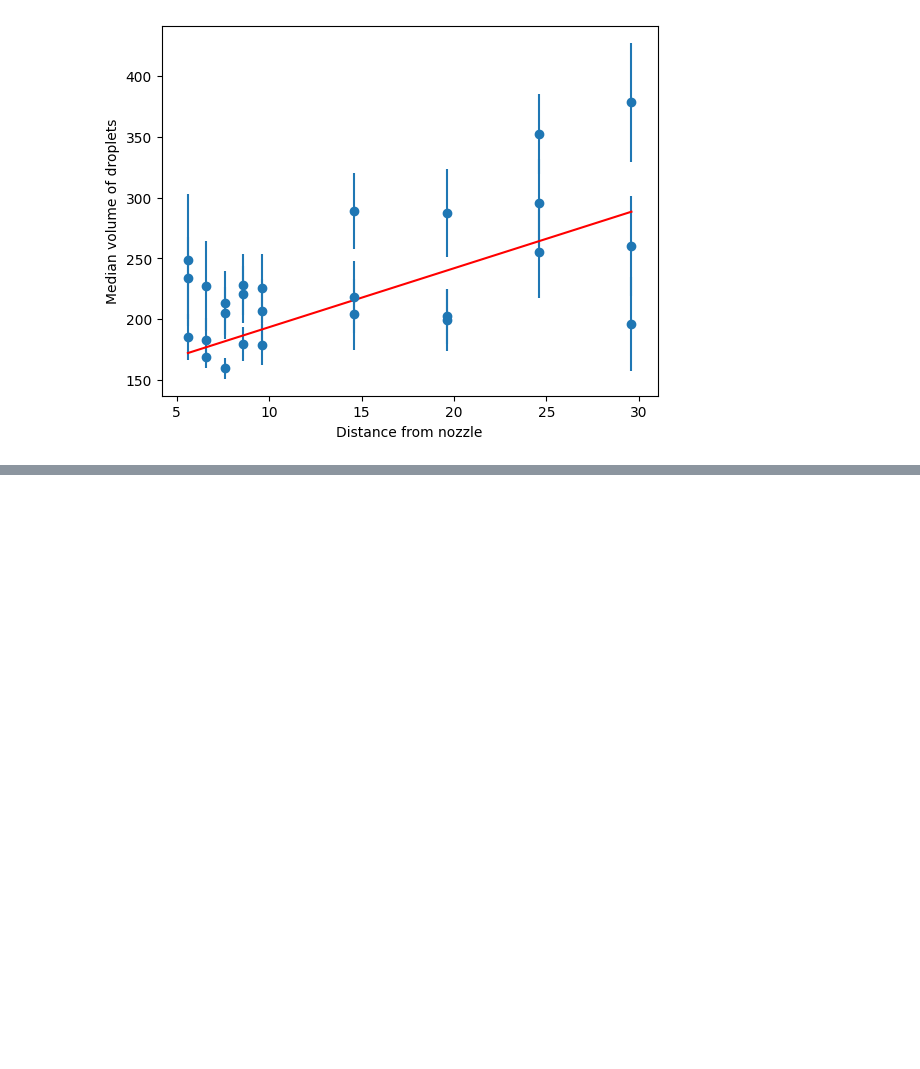
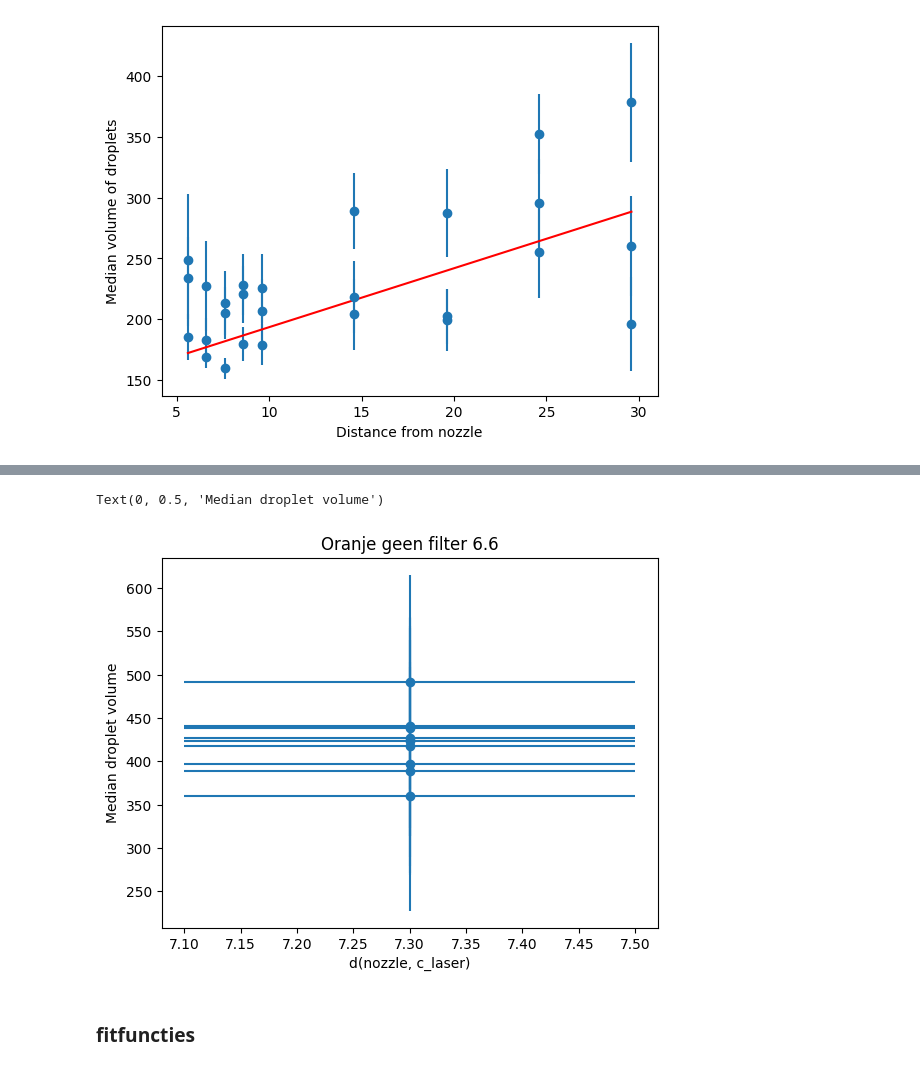
Before and after one commit to Trystan-Git/PNS-group-23--Dynamics-of-coalescence-events-in-spray-clouds, a Jupyter notebook: Data-analysis_day3.ipynb, the cells around one changed output, grey strips where cells are left out. Saved outputs shown, nothing was run; the diff lists cells and outputs as text; code cells hidden in the pictures; blank space fills up the shorter version.

```diff
--- a/Data-analysis_day3.ipynb
+++ b/Data-analysis_day3.ipynb
@@ -219,0 +259,13 @@ print(fit_result.fit_report())
+# %%
+plt.figure()
+
+plt.errorbar(dist_noz4, med_vol4, xerr=err_dist_noz4, yerr=err_med_vol4, fmt='o')
+
+plt.title(r"Oranje geen filter 6.6")
+plt.xlabel(r"d(nozzle, c_laser)")
+plt.ylabel(r"Median droplet volume")
+# %% [output]
+Text(0, 0.5, 'Median droplet volume')
+[figure, added]
+# %% [markdown]
+### fitfuncties
```
Also changed, not shown: parts of 31 cells of this notebook.
